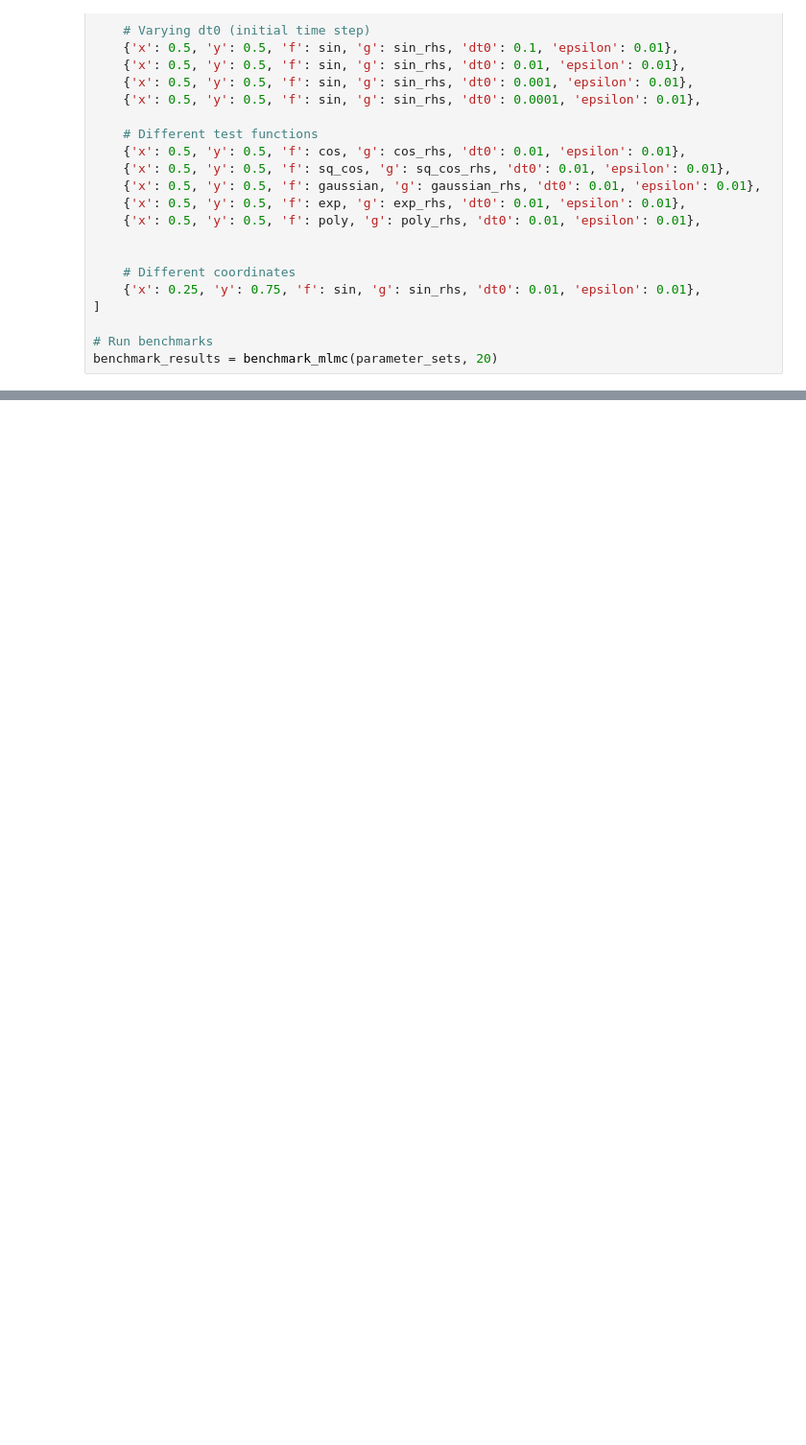
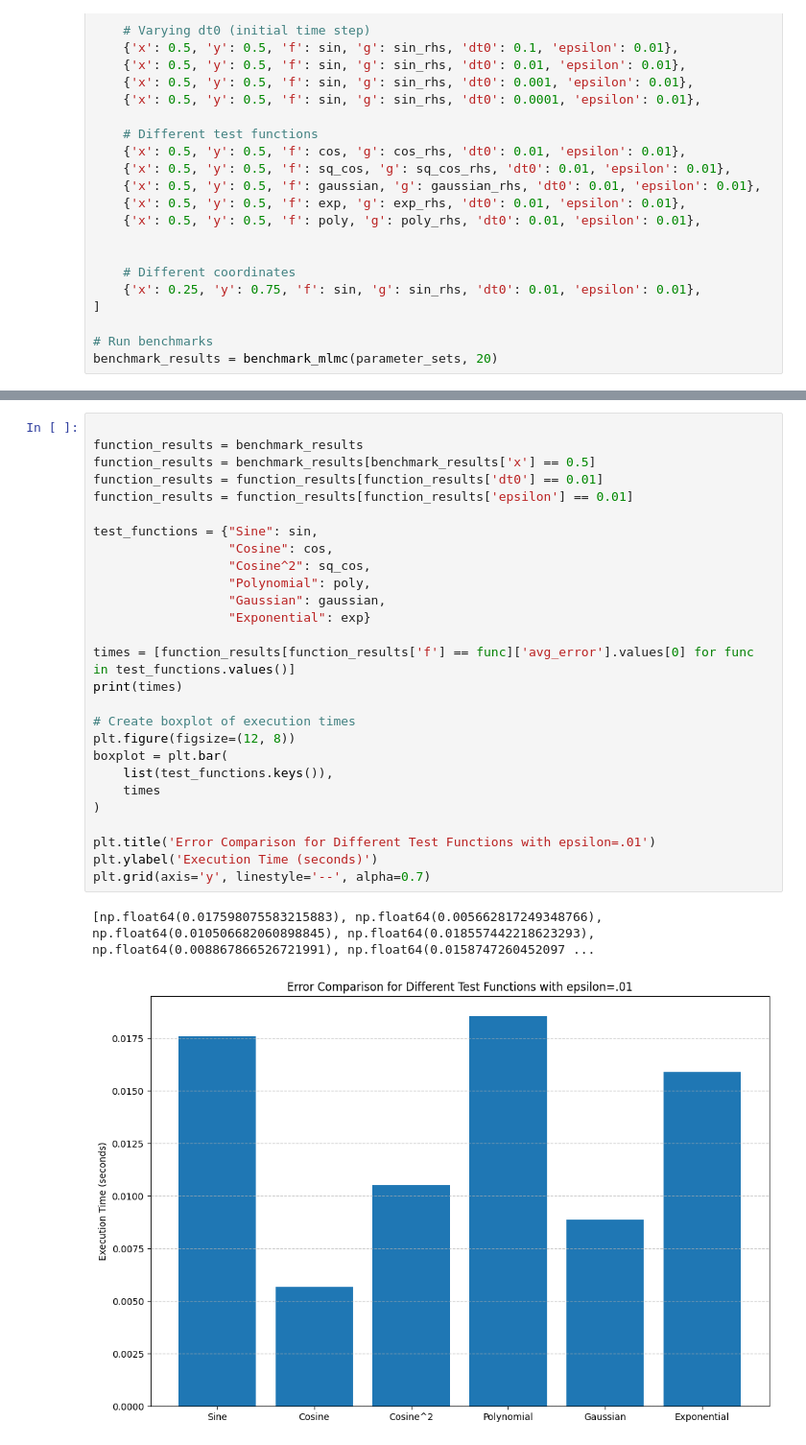
Before and after one commit to casparschucan/feynman-kac-python, a Jupyter notebook: src/benchmarking.ipynb, the cells around one changed output, grey strips where cells are left out. Shown at 96% size. Drawn from its saved outputs; the diff is of its cells as text; blank space fills up the shorter version.

Commit message:
general benchmarks

```diff
--- a/src/benchmarking.ipynb
+++ b/src/benchmarking.ipynb
@@ -197,0 +198,30 @@ plt.grid(axis='y', linestyle='--', alpha=0.7)
+# %%
+
+function_results = benchmark_results
+function_results = benchmark_results[benchmark_results['x'] == 0.5]
+function_results = function_results[function_results['dt0'] == 0.01]
+function_results = function_results[function_results['epsilon'] == 0.01]
+
+test_functions = {"Sine": sin,
+                  "Cosine": cos,
+                  "Cosine^2": sq_cos,
+                  "Polynomial": poly,
+                  "Gaussian": gaussian,
+                  "Exponential": exp}
+
+times = [function_results[function_results['f'] == func]['avg_error'].values[0] for func in test_functions.values()]
+print(times)
+
+# Create boxplot of execution times
+plt.figure(figsize=(12, 8))
+boxplot = plt.bar(
+    list(test_functions.keys()),
+    times
+)
+
+plt.title('Error Comparison for Different Test Functions with epsilon=.01')
+plt.ylabel('Execution Time (seconds)')
+plt.grid(axis='y', linestyle='--', alpha=0.7)
+# %% [output]
+[np.float64(0.017598075583215883), np.float64(0.005662817249348766), np.float64(0.010506682060898845), np.float64(0.018557442218623293), np.float64(0.008867866526721991), np.float64(0.0158747260452097 ...
+[figure, added]
```
Also changed, not shown: parts of 3 cells of this notebook.
